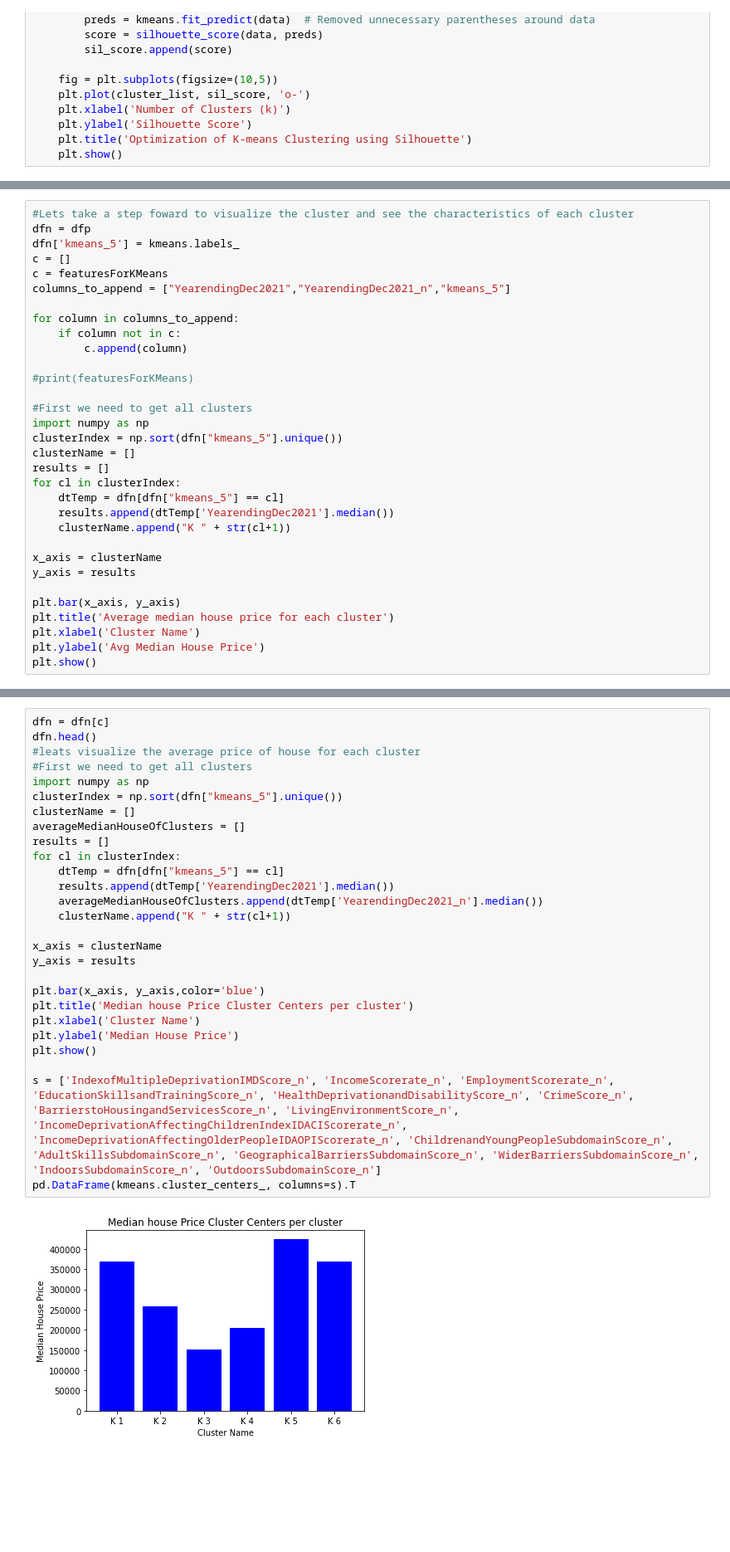
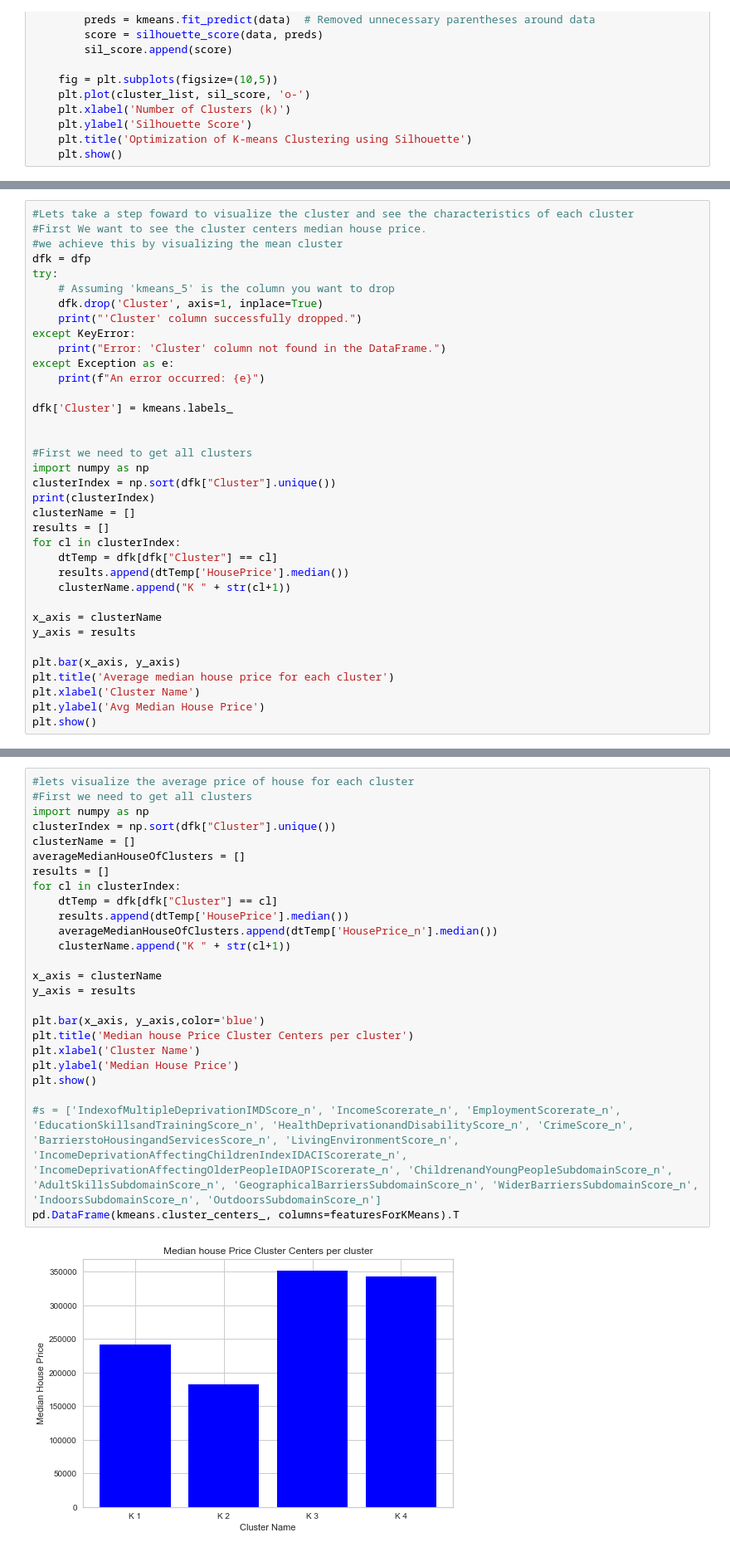
Before and after one commit to MasterOfLogic1/HousePricePrediction_Uk, a Jupyter notebook: HPP_Kmeans_Evaluation.ipynb, the cells around one changed output, grey strips where cells are left out. Shown at 83% size. Drawn from its saved outputs; the diff is of its cells as text; blank space fills up the shorter version.

```diff
--- a/HPP_Kmeans_Evaluation.ipynb
+++ b/HPP_Kmeans_Evaluation.ipynb
@@ -225,25 +274,29 @@ KMeans(n_clusters=6, random_state=80)
 # %%
 #Lets take a step foward to visualize the cluster and see the characteristics of each cluster
-dfn = dfp
-dfn['kmeans_5'] = kmeans.labels_
-c = []
-c = featuresForKMeans
-columns_to_append = ["YearendingDec2021","YearendingDec2021_n","kmeans_5"]
+#First We want to see the cluster centers median house price.
+#we achieve this by visualizing the mean cluster
+dfk = dfp
+try:
+    # Assuming 'kmeans_5' is the column you want to drop
+    dfk.drop('Cluster', axis=1, inplace=True)
+    print("'Cluster' column successfully dropped.")
+except KeyError:
+    print("Error: 'Cluster' column not found in the DataFrame.")
+except Exception as e:
+    print(f"An error occurred: {e}")
 
-for column in columns_to_append:
-    if column not in c:
-        c.append(column)
+dfk['Cluster'] = kmeans.labels_
 
-#print(featuresForKMeans)
 
 #First we need to get all clusters
 import numpy as np
-clusterIndex = np.sort(dfn["kmeans_5"].unique())
+clusterIndex = np.sort(dfk["Cluster"].unique())
+print(clusterIndex)
 clusterName = []
 results = []
 for cl in clusterIndex:
-    dtTemp = dfn[dfn["kmeans_5"] == cl]
-    results.append(dtTemp['YearendingDec2021'].median())
+    dtTemp = dfk[dfk["Cluster"] == cl]
+    results.append(dtTemp['HousePrice'].median())
     clusterName.append("K " + str(cl+1))
 
 x_axis = clusterName
@@ -259,29 +314,27 @@ plt.show()
 # %%
-dfn = dfn[c]
-dfn.head()
-#leats visualize the average price of house for each cluster
+#lets visualize the average price of house for each cluster
 #First we need to get all clusters
 import numpy as np
-clusterIndex = np.sort(dfn["kmeans_5"].unique())
+clusterIndex = np.sort(dfk["Cluster"].unique())
 clusterName = []
 averageMedianHouseOfClusters = []
 results = []
 for cl in clusterIndex:
-    dtTemp = dfn[dfn["kmeans_5"] == cl]
-    results.append(dtTemp['YearendingDec2021'].median())
-    averageMedianHouseOfClusters.append(dtTemp['YearendingDec2021_n'].median())
+    dtTemp = dfk[dfk["Cluster"] == cl]
+    results.append(dtTemp['HousePrice'].median())
+    averageMedianHouseOfClusters.append(dtTemp['HousePrice_n'].median())
     clusterName.append("K " + str(cl+1))
 
 x_axis = clusterName
 y_axis = results
 
 plt.bar(x_axis, y_axis,color='blue')
 plt.title('Median house Price Cluster Centers per cluster')
 plt.xlabel('Cluster Name')
 plt.ylabel('Median House Price')
 plt.show()
 
-s = ['IndexofMultipleDeprivationIMDScore_n', 'IncomeScorerate_n', 'EmploymentScorerate_n', 'EducationSkillsandTrainingScore_n', 'HealthDeprivationandDisabilityScore_n', 'CrimeScore_n', 'BarrierstoHousingandServicesScore_n', 'LivingEnvironmentScore_n', 'IncomeDeprivationAffectingChildrenIndexIDACIScorerate_n', 'IncomeDeprivationAffectingOlderPeopleIDAOPIScorerate_n', 'ChildrenandYoungPeopleSubdomainScore_n', 'AdultSkillsSubdomainScore_n', 'GeographicalBarriersSubdomainScore_n', 'WiderBarriersSubdomainScore_n', 'IndoorsSubdomainScore_n', 'OutdoorsSubdomainScore_n']
-pd.DataFrame(kmeans.cluster_centers_, columns=s).T
+#s = ['IndexofMultipleDeprivationIMDScore_n', 'IncomeScorerate_n', 'EmploymentScorerate_n', 'EducationSkillsandTrainingScore_n', 'HealthDeprivationandDisabilityScore_n', 'CrimeScore_n', 'BarrierstoHousingandServicesScore_n', 'LivingEnvironmentScore_n', 'IncomeDeprivationAffectingChildrenIndexIDACIScorerate_n', 'IncomeDeprivationAffectingOlderPeopleIDAOPIScorerate_n', 'ChildrenandYoungPeopleSubdomainScore_n', 'AdultSkillsSubdomainScore_n', 'GeographicalBarriersSubdomainScore_n', 'WiderBarriersSubdomainScore_n', 'IndoorsSubdomainScore_n', 'OutdoorsSubdomainScore_n']
+pd.DataFrame(kmeans.cluster_centers_, columns=featuresForKMeans).T
 # %% [output]
-[figure, old version]
+[figure, new version]
```
Also changed, not shown: parts of 23 cells of this notebook, 2 other files.
